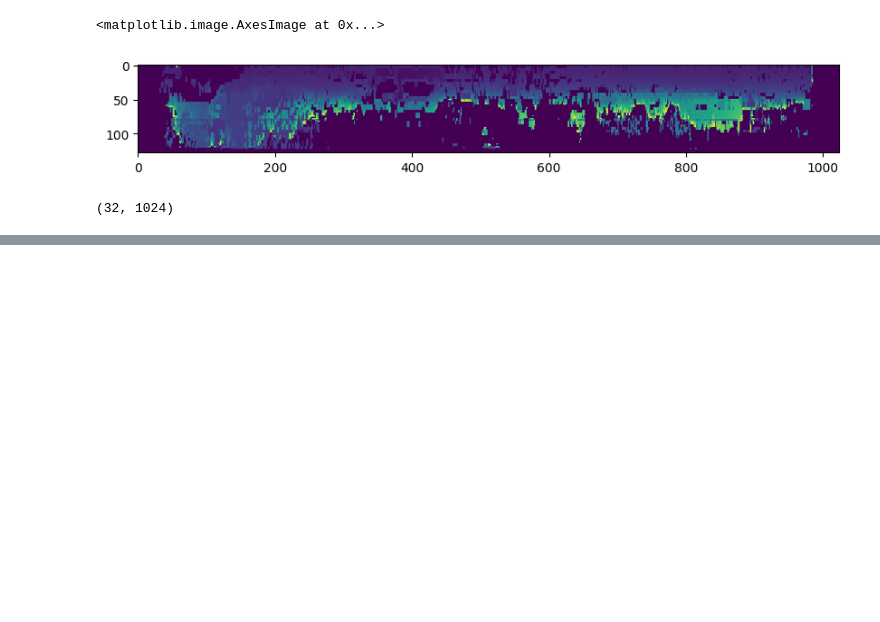
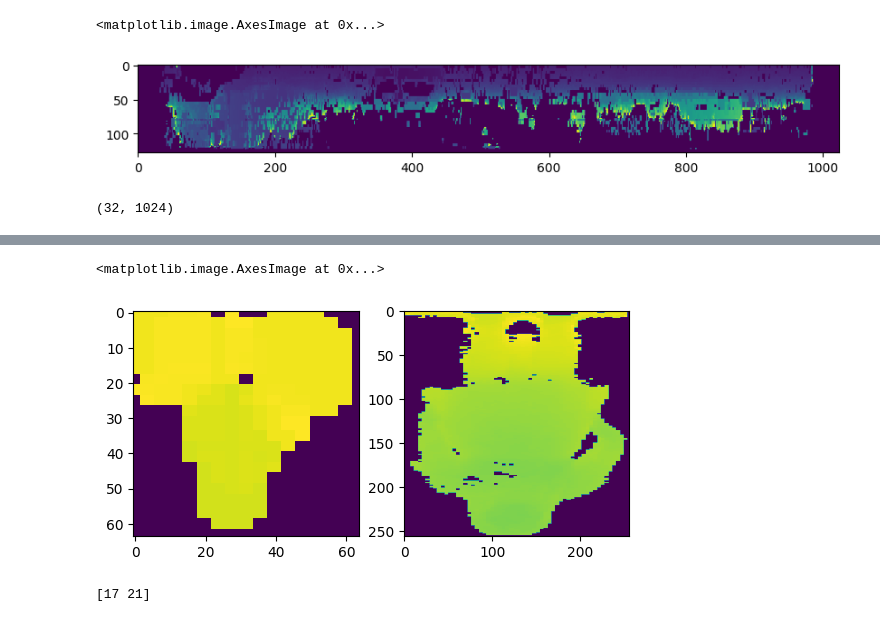
Before and after one commit to gkstlsgp3as/4DSR, a Jupyter notebook: visualize_data.ipynb, the cells around one changed output, grey strips where cells are left out. Drawn from its saved outputs; the diff is of its cells as text; code cells hidden in the pictures; blank space fills up the shorter version.

```diff
--- a/visualize_data.ipynb
+++ b/visualize_data.ipynb
@@ -277,0 +352,2 @@ image.shape
+# %%
+newim_retina = scipy.ndimage.zoom(np.array(Range_check_retina, np.float32), 64 / np.array(Range_check_retina.shape) , order=0)
@@ -277,0 +366,13 @@ image.shape
+# %%
+plt.figure()
+plt.subplot(1,2,1)
+plt.imshow(newim_retina)
+plt.subplot(1,2,2)
+plt.imshow(newim_zed)
+# %% [output]
+<matplotlib.image.AxesImage at 0x...>
+[figure, added]
+# %%
+image = read_range_image('./iln/python_src/rimg_dataset/4DSR_1cm/Training/Retina/Retina_data2_56_5cm.rimg')
+# %% [output]
+[17 21]
```
Also changed, not shown: parts of 12 cells of this notebook, 8 other files.
